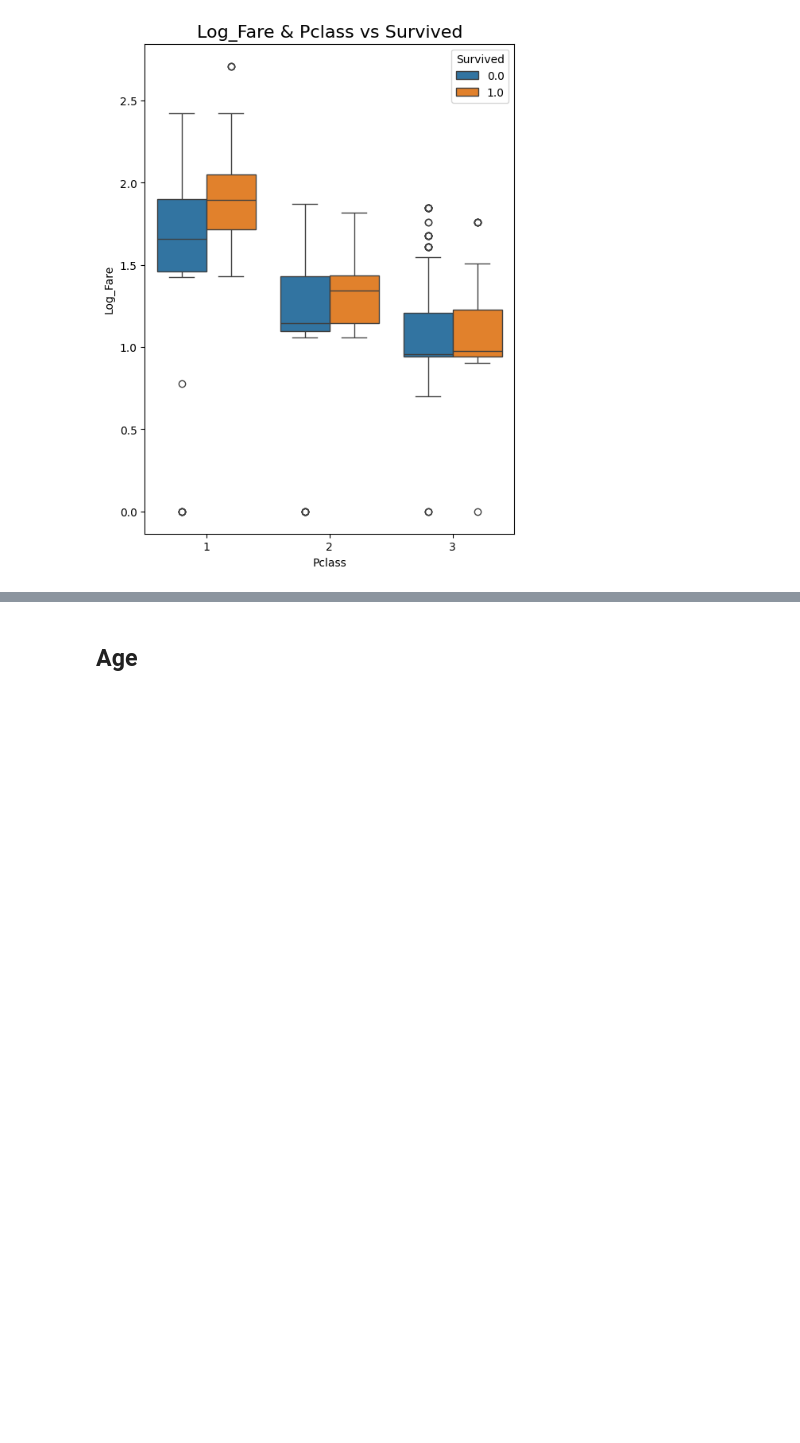
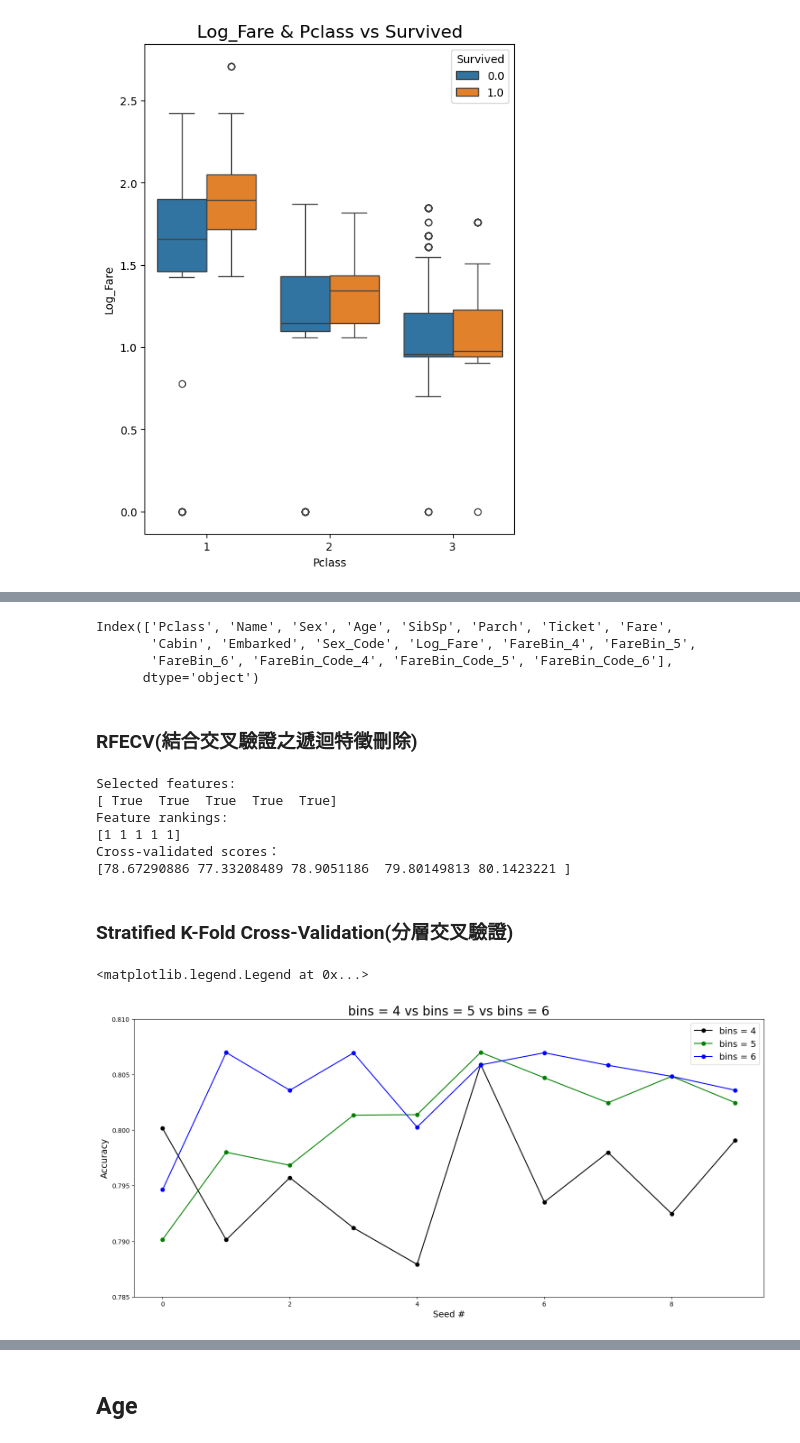
Before and after one commit to Wzx0110/Titanic---Machine-Learning-from-Disaster, a Jupyter notebook: Titanic_Machine_Learning_from_Disaster.ipynb, the cells around one changed output, grey strips where cells are left out. Drawn from its saved outputs; the diff is of its cells as text; code cells hidden in the pictures; blank space fills up the shorter version.

```diff
--- a/Titanic_Machine_Learning_from_Disaster.ipynb
+++ b/Titanic_Machine_Learning_from_Disaster.ipynb
@@ -363 +359,56 @@ FareBin_Code_5
 [figure]
+# %%
+train_data = total_data[:len(train_data)]
+test_data = total_data[len(train_data):]
+X = train_data.drop(labels=['Survived','PassengerId'],axis=1)
+Y = train_data['Survived']
+X.columns
+# %% [output]
+Index(['Pclass', 'Name', 'Sex', 'Age', 'SibSp', 'Parch', 'Ticket', 'Fare',
+       'Cabin', 'Embarked', 'Sex_Code', 'Log_Fare', 'FareBin_4', 'FareBin_5',
+       'FareBin_6', 'FareBin_Code_4', 'FareBin_Code_5', 'FareBin_Code_6'],
+      dtype='object')
+# %% [markdown]
+### RFECV(結合交叉驗證之遞迴特徵刪除)
+# %%
+from sklearn.feature_selection import RFECV
+compare = ['Sex_Code', 'Pclass', 'FareBin_Code_4', 'FareBin_Code_5', 'FareBin_Code_6']
+selector = RFECV(RandomForestClassifier(n_estimators=250,min_samples_split=20),cv=10,n_jobs=-1)
+selector.fit(X[compare], Y)
+print(f"Selected features:\n{selector.support_}")
+print(f"Feature rankings:\n{selector.ranking_}")
+print(f"Cross-validated scores：\n{selector.cv_results_['mean_test_score']*100}")
+# %% [output]
+Selected features:
+[ True  True  True  True  True]
+Feature rankings:
+[1 1 1 1 1]
+Cross-validated scores：
+[78.67290886 77.33208489 78.9051186  79.80149813 80.1423221 ]
+# %% [markdown]
+### Stratified K-Fold Cross-Validation(分層交叉驗證)
+# %%
+from sklearn.model_selection import StratifiedKFold
+score_b4, score_b5, score_b6 = [], [], []
+seeds = 10
+for i in range(seeds):
+    diff_cv = StratifiedKFold(n_splits=10,shuffle=True,random_state=i)
+    selector = RFECV(RandomForestClassifier(random_state=i,n_estimators=250,min_samples_split=20),cv=diff_cv,n_jobs=-1)
+    selector.fit(X[compare], Y)
+    score_b4.append(selector.cv_results_['mean_test_score'][2])
+    score_b5.append(selector.cv_results_['mean_test_score'][3])
+    score_b6.append(selector.cv_results_['mean_test_score'][4])
+# %%
+fig = plt.figure(figsize=(18,8))
+ax = plt.gca()
+ax.plot(range(seeds), score_b4, '-ok', label='bins = 4')
+ax.plot(range(seeds), score_b5, '-og', label='bins = 5')
+ax.plot(range(seeds), score_b6, '-ob', label='bins = 6')
+ax.set_xlabel("Seed #", fontsize = '14')
+ax.set_ylim(0.785,0.81)
+ax.set_ylabel("Accuracy", fontsize = '14')
+ax.set_title('bins = 4 vs bins = 5 vs bins = 6', fontsize='20')
+plt.legend(fontsize = 14, loc='upper right')
+# %% [output]
+<matplotlib.legend.Legend at 0x...>
+[figure, added]
```
Also changed, not shown: parts of 8 cells of this notebook.
